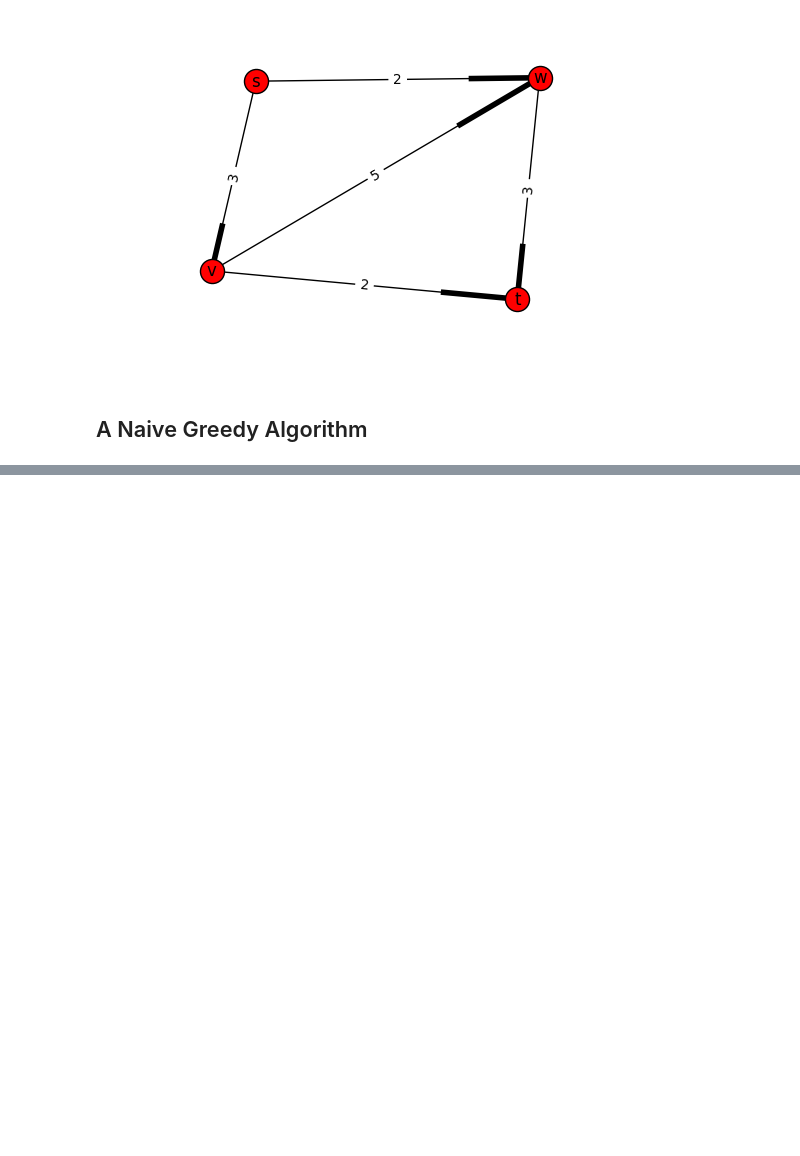
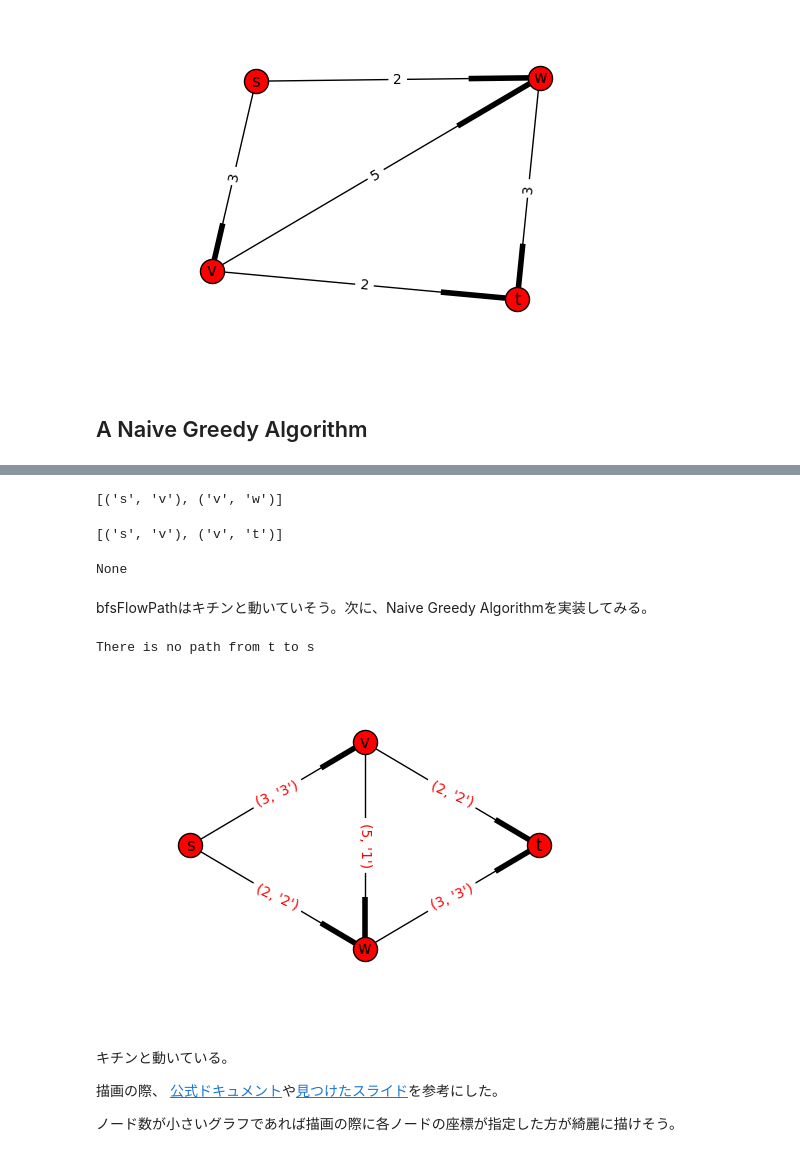
Before and after one commit to okuchap/timAlgo, a Jupyter notebook: Ch01.ipynb, the cells around one changed output, grey strips where cells are left out. Saved outputs shown, nothing was run; the diff lists cells and outputs as text; code cells hidden in the pictures; blank space fills up the shorter version.

```diff
--- a/Ch01.ipynb
+++ b/Ch01.ipynb
@@ -195,0 +382,21 @@ def naiveGreedy(G, s, t):
+# %%
+# 確認その3
+G['s']['w']['flow'] = 10
+print ( bfsFlowPath(G,'s','w') )
+# %% [output]
+[('s', 'v'), ('v', 'w')]
+# %%
+# 確認その4
+G['s']['w']['flow'] = 10
+print ( bfsFlowPath(G,'s','t') )
+# %% [output]
+[('s', 'v'), ('v', 't')]
+# %%
+# 確認その5
+G['s']['w']['flow'] = 2
+G['s']['v']['flow'] = 3
+print ( bfsFlowPath0(G, 's', 'w'))
+# %% [output]
+None
+# %% [markdown]
+bfsFlowPathはキチンと動いていそう。次に、Naive Greedy Algorithmを実装してみる。
@@ -195,0 +441,40 @@ def naiveGreedy(G, s, t):
+# %%
+# 実験1
+naiveGreedy(G,'t','s')
+# %% [output]
+There is no path from t to s
+# %%
+# 実験2
+G_opt = naiveGreedy(G, 's', 't')
+# %%
+# 描画(edgeに付いている数字は(capacity, 'flow')の意味)
+
+# Position nodes using Fruchterman-Reingold force-directed algorithm.
+# pos = nx.spring_layout(G_opt, k=5.)
+
+# 各ノードの座標を指定することも可能
+pos={'s':(0,2),'v':(3,4),'w':(3,0),'t':(6,2)}
+
+# flowとcapacityを同時に表示させようとしてみた
+# なにが起きてるのかよくわからないけど、(capacity, 'flow')というかんじでうまいこと表示されてる
+edge_labels = {(i, j): (w['cap'], str((w['flow'])) ) for i, j, w in G_opt.edges(data=True)}
+nx.draw_networkx_edge_labels(G_opt, pos, edge_labels=edge_labels, font_color='r')
+
+# Draw labels for nodes and edges.
+nx.draw_networkx_labels(G_opt, pos)
+
+# Finish drawing.
+nx.draw(G_opt, pos)
+
+# Display with Matplotlib.
+plt.axis('off')
+plt.show()
+# %% [output]
+[figure, added]
+# %% [markdown]
+キチンと動いている。
+
+描画の際、
+[公式ドキュメント](http://networkx.readthedocs.io/en/networkx-1.11/reference/generated/networkx.drawing.nx_pylab.draw_networkx_edge_labels.html#networkx.drawing.nx_pylab.draw_networkx_edge_labels)や[見つけたスライド](http://www.logopt.com/python_learning/wp-content/uploads/2015/10/networkx.pptx)を参考にした。
+
+ノード数が小さいグラフであれば描画の際に各ノードの座標が指定した方が綺麗に描けそう。
```
Also changed, not shown: parts of 12 cells of this notebook.
